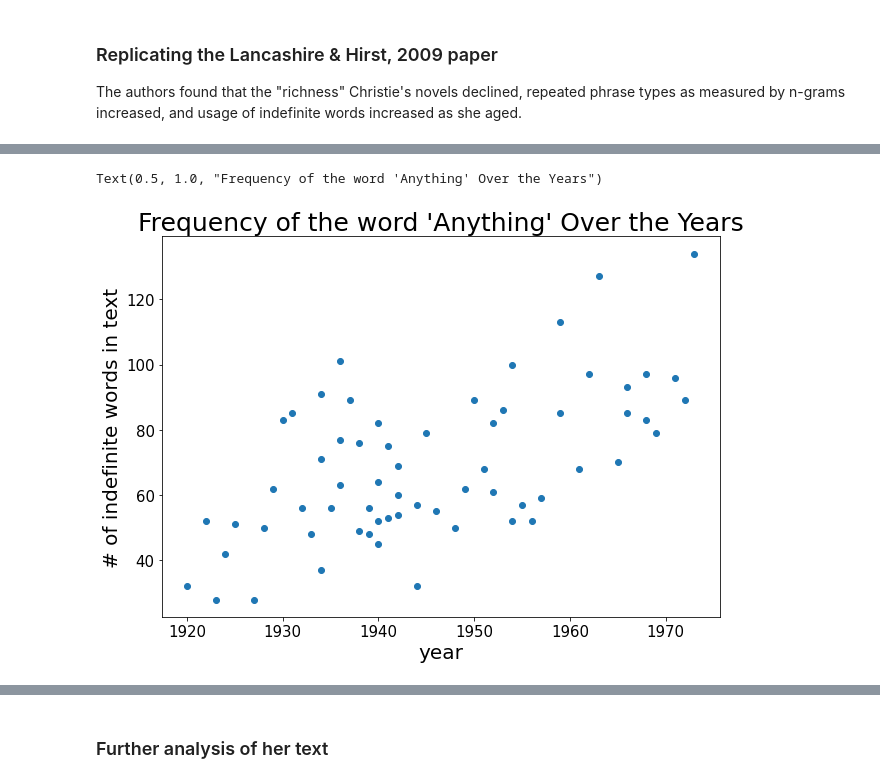
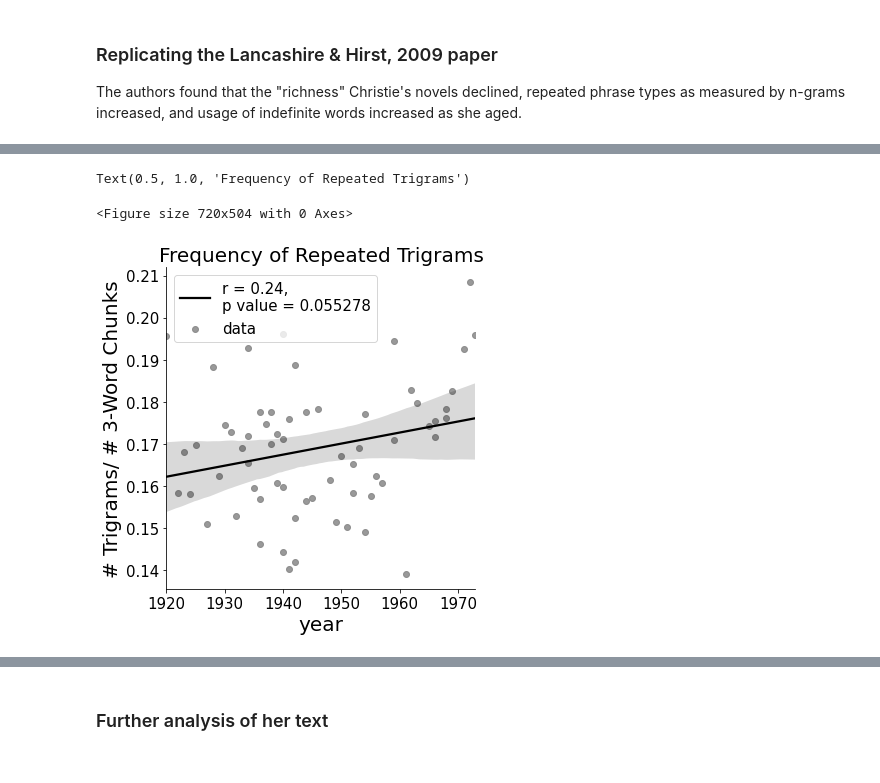
Before and after one commit to kathleenisrad/agatha-christie-nlp, a Jupyter notebook: 02-EDA.ipynb, the cells around one changed output, grey strips where cells are left out. Saved outputs shown, nothing was run; the diff lists cells and outputs as text; code cells hidden in the pictures.

```diff
--- a/02-EDA.ipynb
+++ b/02-EDA.ipynb
@@ -76,12 +109,15 @@ Text(0.5, 1.0, "Frequency of the word 'Something' Over the Years")
 # %%
 plt.figure(figsize=[10,7])
-plt.scatter(df['year_written'],df[['anything']])
+r = pearsonr(df['year_written'], df["%_repeated_trigrams"])[0]
+p_value = pearsonr(df['year_written'], df["%_repeated_trigrams"])[1]
+sns.lmplot(x="year_written", y="%_repeated_trigrams", data=df,  scatter_kws={"color": "gray"}, line_kws={"color": "black"});
 plt.xticks(size=15)
 plt.yticks(size=15)
-plt.title('Indefinite Word Usage Over Time')
 plt.xlabel('year', size = 20)
-plt.ylabel('# of indefinite words in text', size = 20)
-plt.title('Frequency of the word \'Anything\' Over the Years', size = 25)
+plt.ylabel('# Trigrams/ # 3-Word Chunks', size = 20)
+plt.legend((f'r = {r:.2f}, \np value = {p_value:.6f}', 'data'), prop={'size': 15})
+plt.title('Frequency of Repeated Trigrams', size = 20)
 # %% [output]
-Text(0.5, 1.0, "Frequency of the word 'Anything' Over the Years")
+Text(0.5, 1.0, 'Frequency of Repeated Trigrams')
+<Figure size 720x504 with 0 Axes>
-[figure, old version]
+[figure, new version]
```
Also changed, not shown: parts of 47 cells of this notebook, 8 other files.
